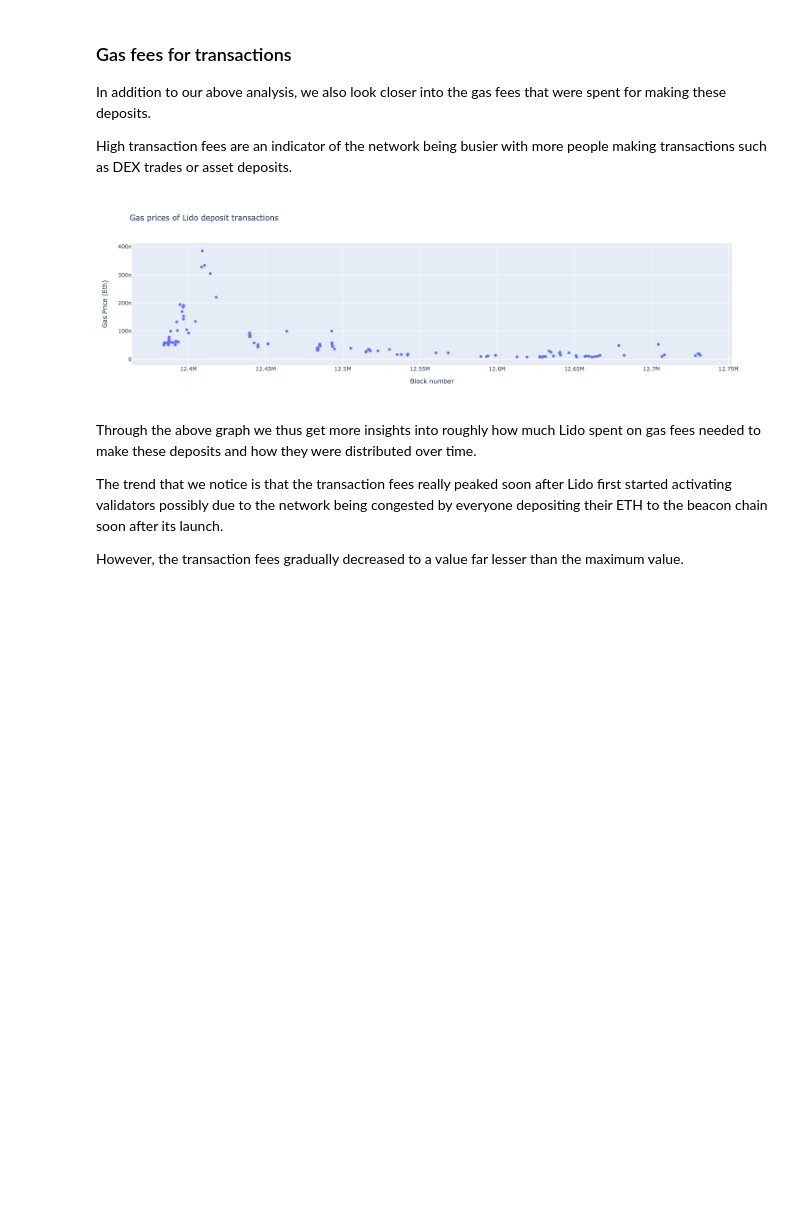
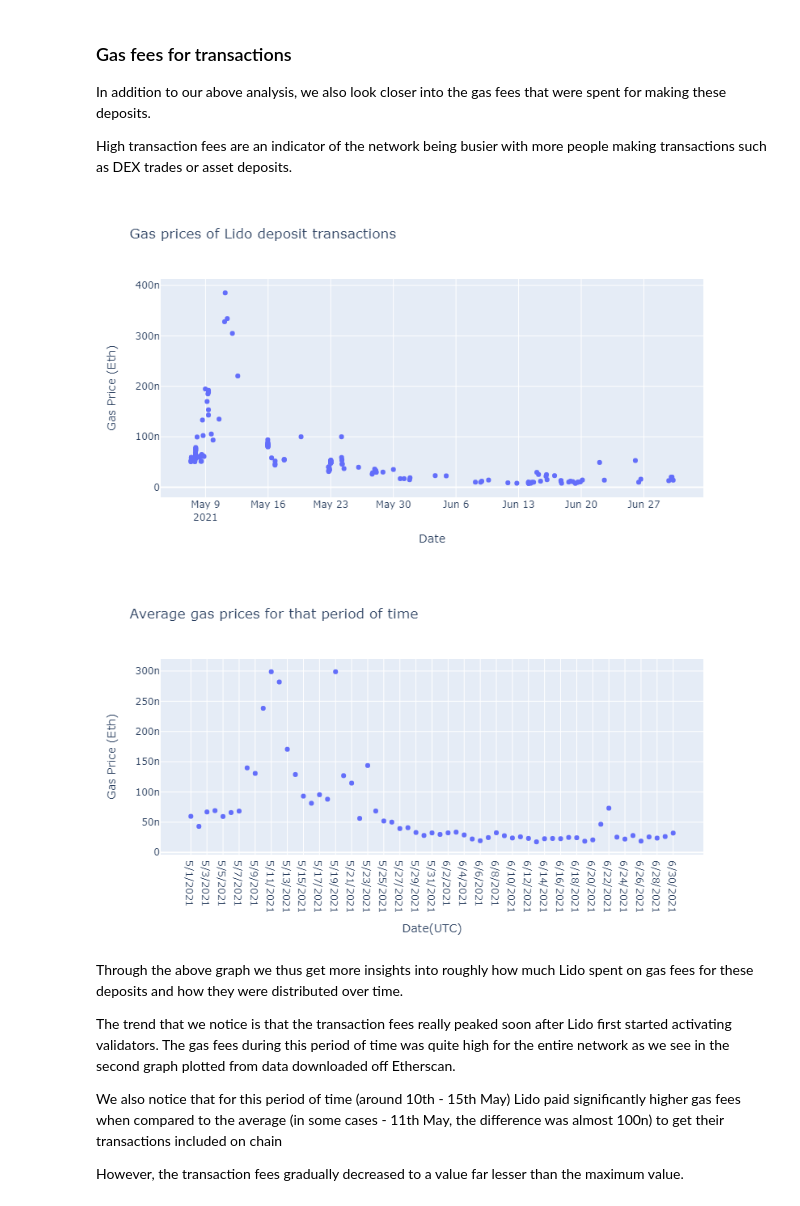
Before and after one commit to SHSR2001/beacondigest, a Jupyter notebook: notebooks/2021/07/05/staking_pools.ipynb, the cells around one changed output. Drawn from its saved outputs; the diff is of its cells as text; code cells hidden in the pictures; blank space fills up the shorter version.

```diff
--- a/notebooks/2021/07/05/staking_pools.ipynb
+++ b/notebooks/2021/07/05/staking_pools.ipynb
@@ -171,21 +172,40 @@ In addition to our above analysis, we also look closer into the gas fees that we
 High transaction fees are an indicator of the network being busier with more people making transactions such as DEX trades or asset deposits.
 # %%
 df_lido_deposits_with_gas = pd.read_csv("lido_deposits_with_gas.csv")
+df_gas = pd.read_csv("gas_fee_data.csv")
 
 # x = df_lido_deposits_with_gas["blockNumber"]
 y = df_lido_deposits_with_gas["gasPrice"]
+y1 = df_gas["Value (Wei)"]
 lst = []
+lst1 = []
+
+#lst2 = []
+x = df_lido_deposits_with_gas["blockNumber"]
+
+# for t in x:
+#     temp = web3.eth.get_block(t)['timestamp']
+#     lst2.append(datetime.fromtimestamp(temp))
+
 for i in y:
     #lst.append(int(i)/(10**8))
     lst.append(Web3.fromWei(int(i), 'ether'))
-fig = px.scatter(x = df_lido_deposits_with_gas["blockNumber"] ,y = lst, title = "Gas prices of Lido deposit transactions")
-fig.update_layout(xaxis_title = "Block number", yaxis_title = "Gas Price (Eth)")
+for j in y1:
+    lst1.append(Web3.fromWei(j, 'ether'))
+fig = px.scatter(x = lst2 ,y = lst, title = "Gas prices of Lido deposit transactions")
+fig.update_layout(xaxis_title = "Date", yaxis_title = "Gas Price (Eth)")
 fig.show()
+fig1 = px.scatter(x = df_gas["Date(UTC)"] ,y = lst1, title = "Average gas prices for that period of time")
+fig1.update_layout(xaxis_title = "Date(UTC)", yaxis_title = "Gas Price (Eth)")
+fig1.show()
 # %% [output]
-[figure, old version]
+[figure, new version]
+[figure, added]
 # %% [markdown]
-Through the above graph we thus get more insights into roughly how much Lido spent on gas fees needed to make these deposits and how they were distributed over time.
+Through the above graph we thus get more insights into roughly how much Lido spent on gas fees for these deposits and how they were distributed over time.
 
-The trend that we notice is that the transaction fees really peaked soon after Lido first started activating validators possibly due to the network being congested by everyone depositing their ETH to the beacon chain soon after its launch.
+The trend that we notice is that the transaction fees really peaked soon after Lido first started activating validators. The gas fees during this period of time was quite high for the entire network as we see in the second graph plotted from data downloaded off Etherscan.
+
+We also notice that for this period of time (around 10th - 15th May) Lido paid significantly higher gas fees when compared to the average (in some cases - 11th May, the difference was almost 100n) to get their transactions included on chain
 
 However, the transaction fees gradually decreased to a value far lesser than the maximum value.
```
Also changed, not shown: parts of 18 cells of this notebook.
